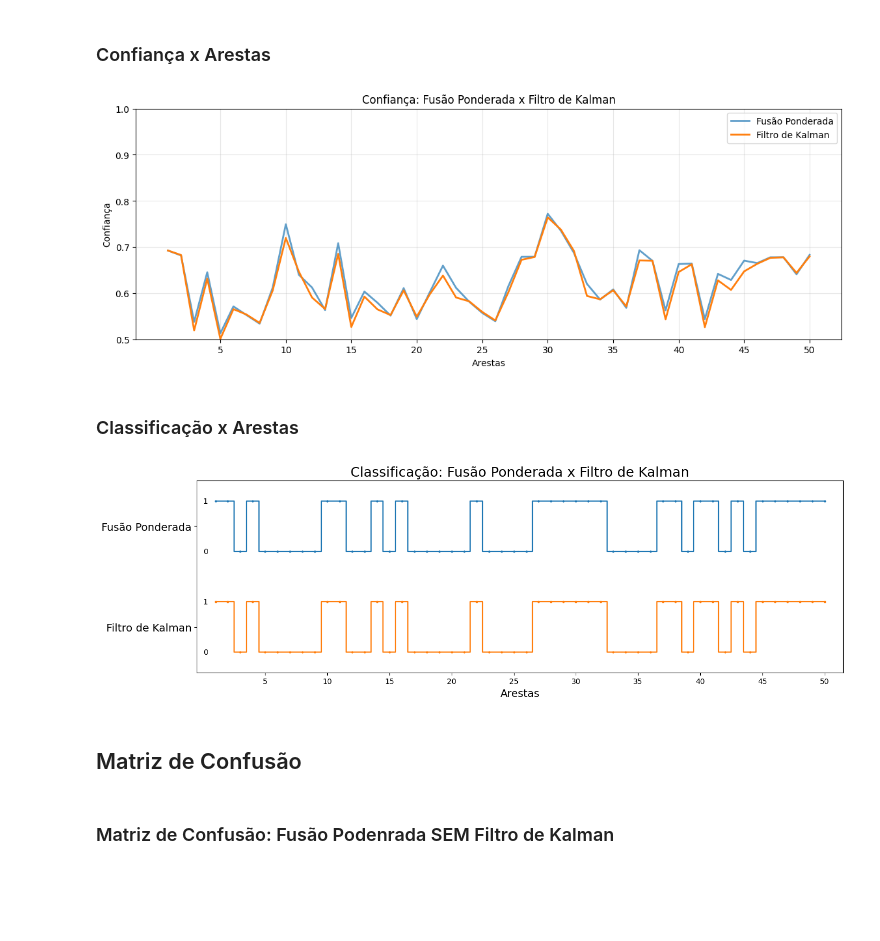
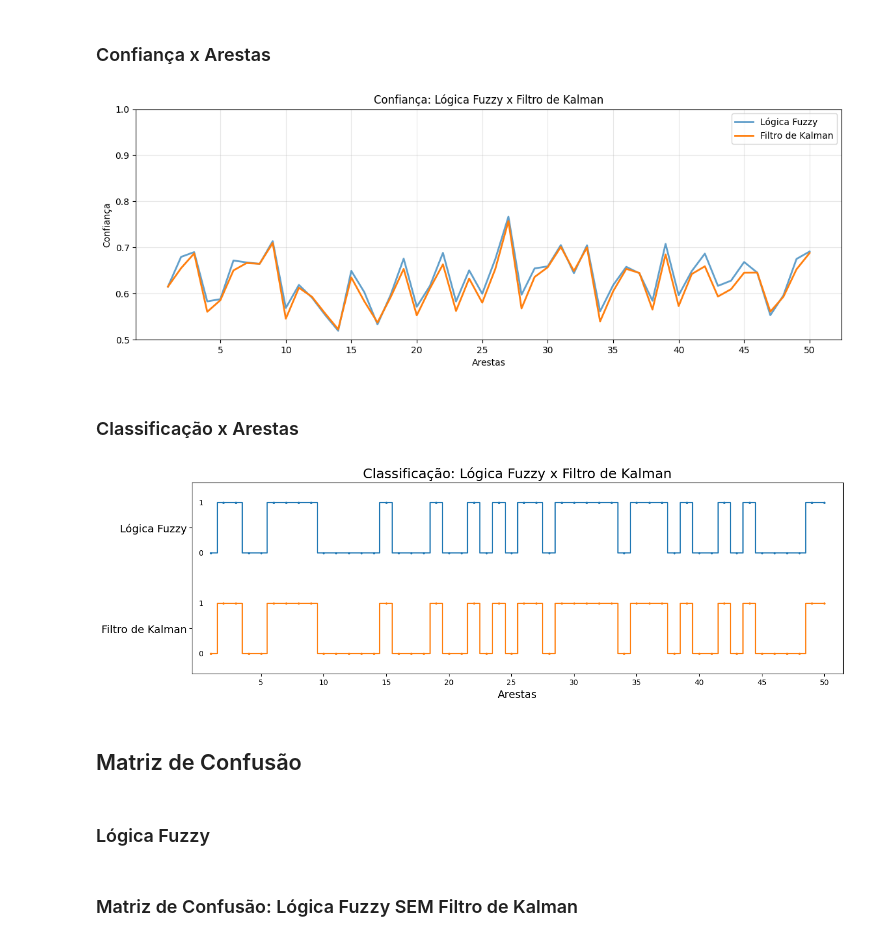
Before and after one commit to charlesluizmendes/RadnetFusion, a Jupyter notebook: src/7.results.ipynb, the cells around one changed output. Drawn from its saved outputs; the diff is of its cells as text; code cells hidden in the pictures; blank space fills up the shorter version.

Commit message:
Alterando Fuzzy

```diff
--- a/src/7.results.ipynb
+++ b/src/7.results.ipynb
@@ -26,9 +26,9 @@ inference_output_df = pd.read_csv("../outputs/inference_output.csv")
 inference_output_class = inference_output_df['class'].values
 inference_output_confidence = inference_output_df['confidence'].values
 # %%
-fusion_output_df = pd.read_csv("../outputs/fusion_output.csv")
-fusion_output_class = fusion_output_df['class'].values
-fusion_output_confidence = fusion_output_df['confidence'].values
+fuzzy_output_df = pd.read_csv("../outputs/fuzzy_output.csv")
+fuzzy_output_class = fuzzy_output_df['class'].values
+fuzzy_output_confidence = fuzzy_output_df['confidence'].values
 # %%
 kalman_output_df = pd.read_csv("../outputs/kalman_output.csv")
 kalman_output_class = kalman_output_df['class'].values
@@ -38,18 +38,18 @@ kalman_output_confidence = kalman_output_df['confidence'].values
 # %% [markdown]
 ### Confiança x Arestas
 # %%
-x = np.arange(1, len(fusion_output_confidence)+1)
+x = np.arange(1, len(fuzzy_output_confidence)+1)
 
 plt.figure(figsize=(14, 4.6))
 
-plt.plot(x, fusion_output_confidence, label="Fusão Ponderada", alpha=0.7, linewidth=2)
+plt.plot(x, fuzzy_output_confidence, label="Lógica Fuzzy", alpha=0.7, linewidth=2)
 plt.plot(x, kalman_output_confidence, label="Filtro de Kalman", linewidth=2)
 
-plt.title("Confiança: Fusão Ponderada x Filtro de Kalman")
+plt.title("Confiança: Lógica Fuzzy x Filtro de Kalman")
 plt.xlabel("Arestas")
 plt.ylabel("Confiança")
 
-N = len(fusion_output_confidence)
+N = len(fuzzy_output_confidence)
 xticks = list(np.arange(5, N+1, 5))
 if N not in xticks:
     xticks.append(N)
@@ -60,28 +60,28 @@ plt.grid(True, alpha=0.3)
 plt.ylim(0.5, 1)
 
 os.makedirs("../results", exist_ok=True)
-plt.savefig('../results/confidence_fusion_kalman.png', dpi=300, bbox_inches='tight')
+plt.savefig('../results/confidence_fuzzy_kalman.png', dpi=300, bbox_inches='tight')
 plt.show()
 # %% [output]
-[figure, old version]
+[figure, new version]
 # %% [markdown]
 ### Classificação x Arestas
 # %%
-fus = np.asarray(fusion_output_class).astype(int)
+fus = np.asarray(fuzzy_output_class).astype(int)
 kal = np.asarray(kalman_output_class).astype(int)
 N = min(len(fus), len(kal))
 fus, kal = fus[:N], kal[:N]
 
 x = np.arange(1, N+1)
 
-colors = {"Fusion":"tab:blue", "Kalman":"tab:orange"}
+colors = {"Fuzzy":"tab:blue", "Kalman":"tab:orange"}
 
 plt.figure(figsize=(14, 4.6))
 ax = plt.gca()
 
 rows = [
     ("Kalman", kal, 0.0),
-    ("Fusion",  fus, 2.0),
+    ("Fuzzy",  fus, 2.0),
 ]
 
 for lab, yvals, yoff in rows:
@@ -90,36 +90,38 @@ for lab, yvals, yoff in rows:
         drawstyle="steps-mid",
         linewidth=1.6,
         marker="o", markersize=2,
         color=colors[lab], label=lab
     )
 
 ax.set_yticks([0.5, 2.5])
-ax.set_yticklabels(["Filtro de Kalman", "Fusão Ponderada"], fontsize=14)
+ax.set_yticklabels(["Filtro de Kalman", "Lógica Fuzzy"], fontsize=14)
 
 ax.set_xlabel("Arestas", fontsize=14)
-ax.set_title("Classificação: Fusão Ponderada x Filtro de Kalman", fontsize=18)
+ax.set_title("Classificação: Lógica Fuzzy x Filtro de Kalman", fontsize=18)
 
 pad = 0.03 * N
 ax.set_xlim(1 - pad, N + pad)
 ax.set_ylim(-0.4, 3.4)
 
 xticks = list(np.arange(5, N+1, 5))
 if N not in xticks:
     xticks.append(N)
 ax.set_xticks(xticks)
 
 xlab = 1 - pad*0.4
 
 for _, _, yoff in rows:
     ax.text(xlab, yoff + 0, "0", va="center", ha="right")
     ax.text(xlab, yoff + 1, "1", va="center", ha="right")
 
 plt.tight_layout()
 
 os.makedirs("../results", exist_ok=True)
-plt.savefig('../results/classification_fusion_kalman.png', dpi=300, bbox_inches='tight')
+plt.savefig('../results/classification_fuzzy_kalman.png', dpi=300, bbox_inches='tight')
 plt.show()
 # %% [output]
-[figure, old version]
+[figure, new version]
 # %% [markdown]
 ## Matriz de Confusão
+# %% [markdown]
+### Lógica Fuzzy
@@ -158,5 +160,5 @@ for i in range(len(edges_inputs_label)):
 
 ground_truth = np.array(ground_truth)
 # %% [markdown]
-### Matriz de Confusão: Fusão Podenrada SEM Filtro de Kalman
+### Matriz de Confusão: Lógica Fuzzy SEM Filtro de Kalman
 # %%
```
Also changed, not shown: parts of 9 cells of this notebook, 22 other files.
